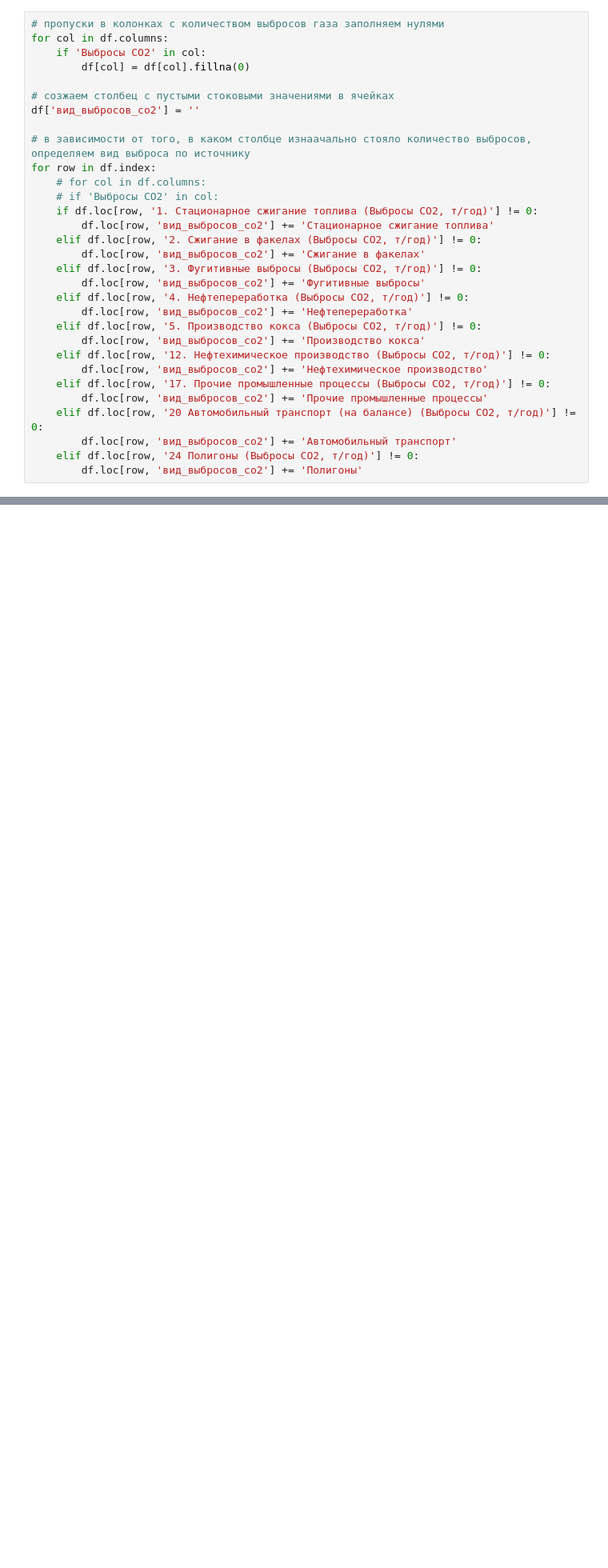
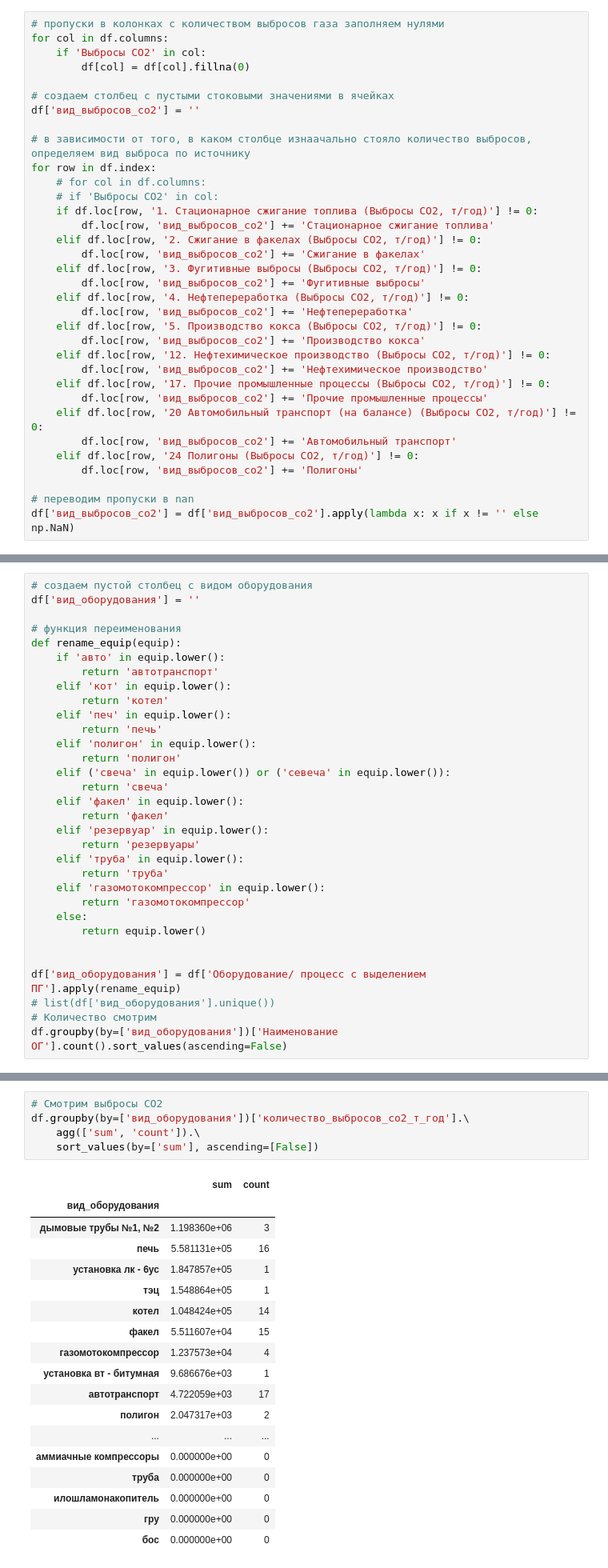
Before and after one commit to AndreiDS63/sf_data_science, a Jupyter notebook: GreenDesign/inv_analysis.ipynb, the cells around one changed output, grey strips where cells are left out. Shown: that part at 80% size. Cells and saved outputs as stored; diff of their text form; blank space fills up the shorter version.

Commit message:
проанализировано кол-во выбросов в завис от оборуд

```diff
--- a/GreenDesign/inv_analysis.ipynb
+++ b/GreenDesign/inv_analysis.ipynb
@@ -344,7 +233,7 @@ for col in df.columns:
     if 'Выбросы СО2' in col:
         df[col] = df[col].fillna(0)
 
-# созжаем столбец с пустыми стоковыми значениями в ячейках
+# создаем столбец с пустыми стоковыми значениями в ячейках
 df['вид_выбросов_со2'] = ''
 
 # в зависимости от того, в каком столбце изнаачально стояло количество выбросов, определяем вид выброса по источнику
@@ -369,4 +258,7 @@ for row in df.index:
         df.loc[row, 'вид_выбросов_со2'] += 'Автомобильный транспорт'
     elif df.loc[row, '24 Полигоны (Выбросы СО2, т/год)'] != 0:
         df.loc[row, 'вид_выбросов_со2'] += 'Полигоны'
+
+# переводим пропуски в nan
+df['вид_выбросов_со2'] = df['вид_выбросов_со2'].apply(lambda x: x if x != '' else np.NaN)
 # %% [markdown]
@@ -395,0 +397,32 @@ df.head()
+# %%
+# создаем пустой столбец с видом оборудования
+df['вид_оборудования'] = ''
+
+# функция переименования
+def rename_equip(equip):
+    if 'авто' in equip.lower():
+        return 'автотранспорт'
+    elif 'кот' in equip.lower():
+        return 'котел'
+    elif 'печ' in equip.lower():
+        return 'печь'
+    elif 'полигон' in equip.lower():
+        return 'полигон'
+    elif ('свеча' in equip.lower()) or ('севеча' in equip.lower()):
+        return 'свеча'
+    elif 'факел' in equip.lower():
+        return 'факел'
+    elif 'резервуар' in equip.lower():
+        return 'резервуары'
+    elif 'труба' in equip.lower():
+        return 'труба'
+    elif 'газомотокомпрессор' in equip.lower():
+        return 'газомотокомпрессор'
+    else:
+        return equip.lower()
+
+
+df['вид_оборудования'] = df['Оборудование/ процесс с выделением ПГ'].apply(rename_equip)
+# list(df['вид_оборудования'].unique())
+# Количество смотрим
+df.groupby(by=['вид_оборудования'])['Наименование ОГ'].count().sort_values(ascending=False)
@@ -395,0 +447,24 @@ df.head()
+# %%
+# Смотрим выбросы СО2
+df.groupby(by=['вид_оборудования'])['количество_выбросов_со2_т_год'].\
+    agg(['sum', 'count']).\
+    sort_values(by=['sum'], ascending=[False])
+# %% [output]
+|  | sum | count |
+| вид_оборудования |  |  |
+| дымовые трубы №1, №2 | 1.198360e+06 | 3 |
+| печь | 5.581131e+05 | 16 |
+| установка лк - 6ус | 1.847857e+05 | 1 |
+| тэц | 1.548864e+05 | 1 |
+| котел | 1.048424e+05 | 14 |
+| факел | 5.511607e+04 | 15 |
+| газомотокомпрессор | 1.237573e+04 | 4 |
+| установка вт - битумная | 9.686676e+03 | 1 |
+| автотранспорт | 4.722059e+03 | 17 |
+| полигон | 2.047317e+03 | 2 |
+| ... | ... | ... |
+| аммиачные компрессоры | 0.000000e+00 | 0 |
+| труба | 0.000000e+00 | 0 |
+| илошламонакопитель | 0.000000e+00 | 0 |
+| гру | 0.000000e+00 | 0 |
+| бос | 0.000000e+00 | 0 |
```
Also changed, not shown: parts of 39 cells of this notebook.
